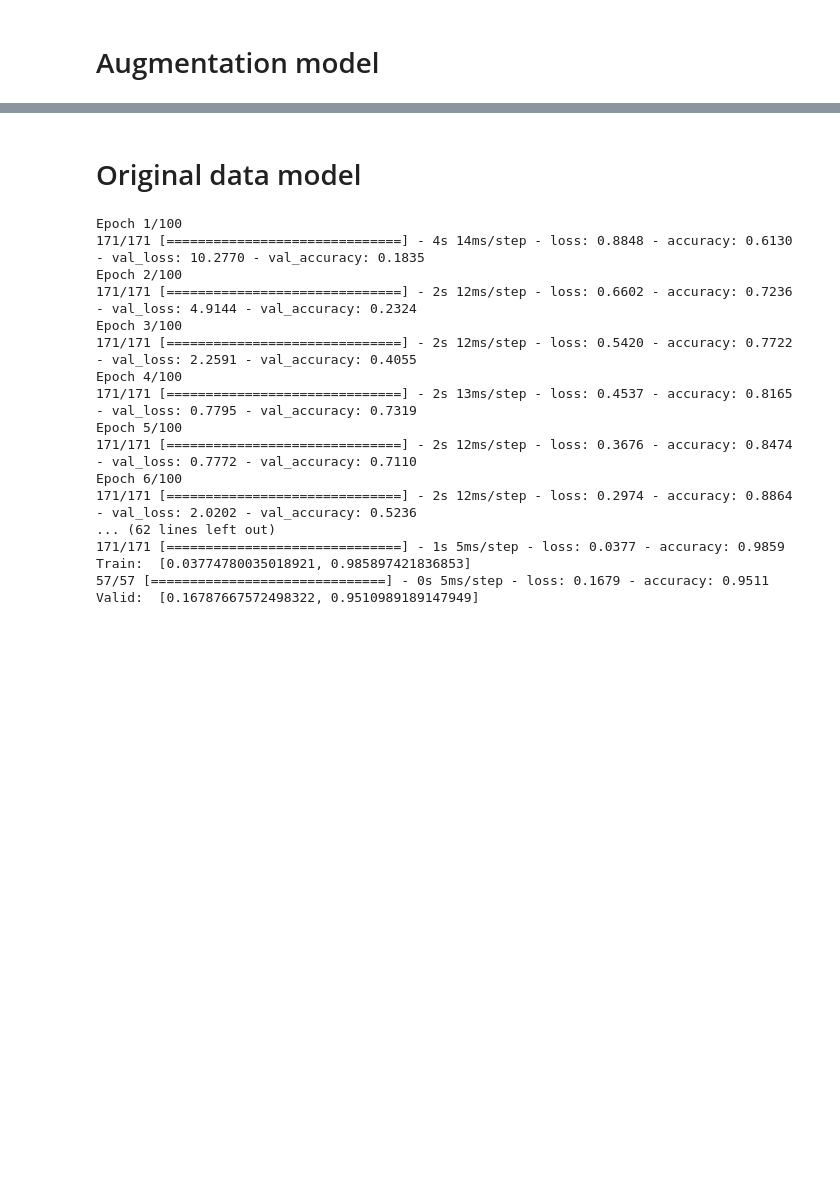
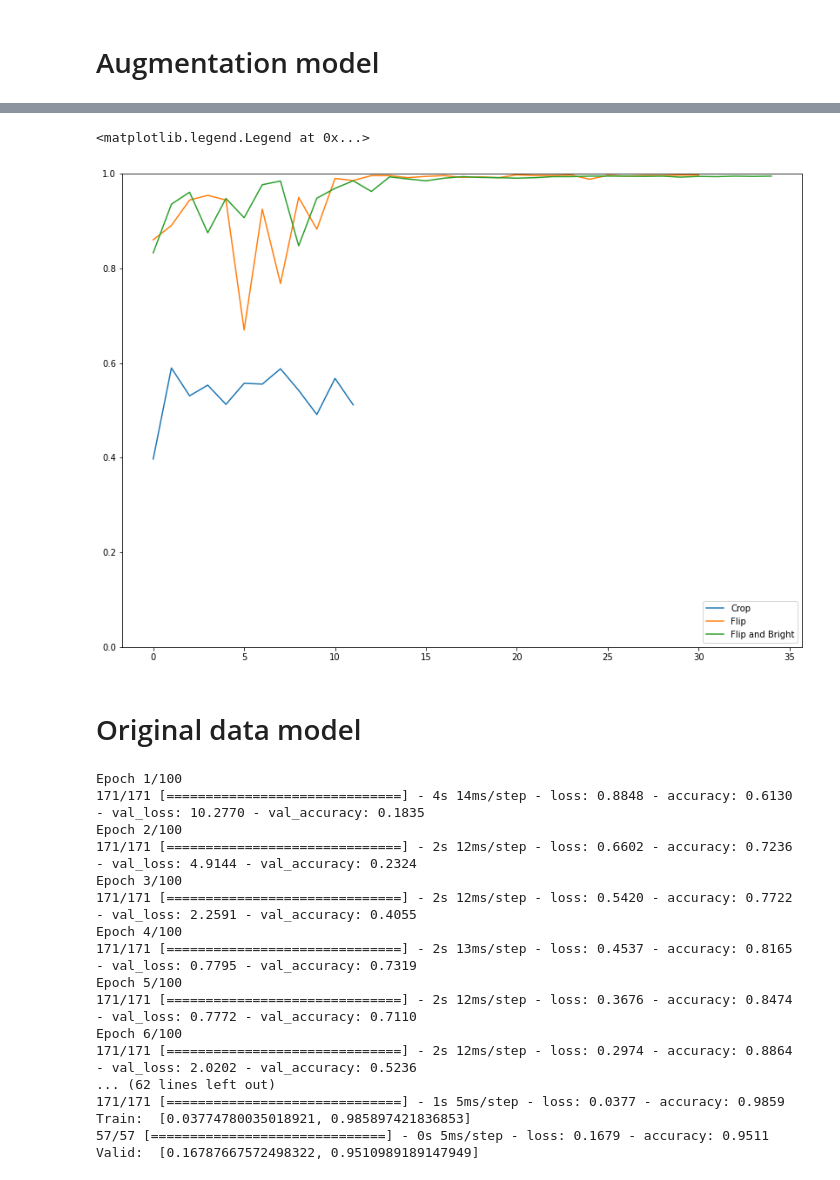
Before and after one commit to hykhhijk/Rock-classifier, a Jupyter notebook: Augmentation.ipynb, the cells around one changed output, grey strips where cells are left out. Saved outputs shown, nothing was run; the diff lists cells and outputs as text; code cells hidden in the pictures; blank space fills up the shorter version.

```diff
--- a/Augmentation.ipynb
+++ b/Augmentation.ipynb
@@ -220,3 +221,12 @@ Valid:  [0.020332254469394684, 0.995604395866394]
+# %%
+plt.figure(figsize=(14, 10))
+for i,k in enumerate(["Crop", "Flip", "Flip and Bright"]):
+    plt.ylim(0.0, 1)
+    plt.plot(history_list[i].history["val_accuracy"], label=str(k))
+plt.legend(loc="lower right")
+# %% [output]
+<matplotlib.legend.Legend at 0x...>
+[figure, added]
 # %% [markdown]
 # Original data model
 # %%
```
Also changed, not shown: parts of 21 cells of this notebook, 2 other files.
